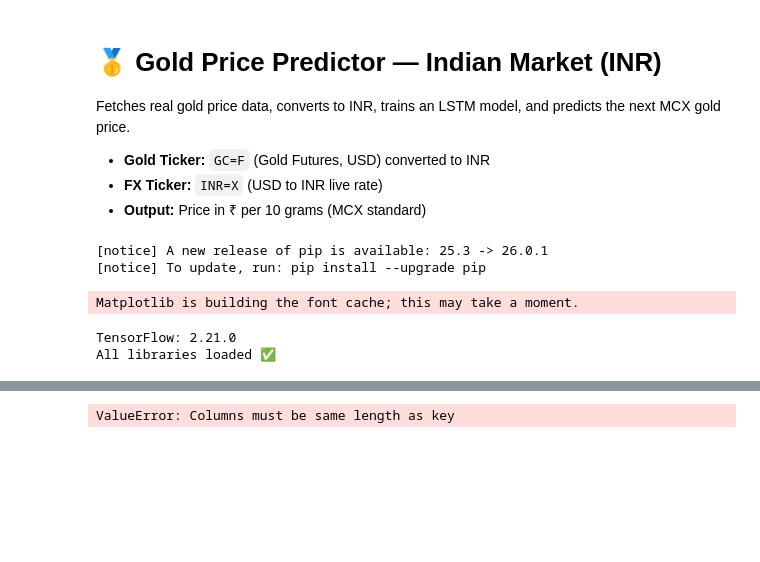
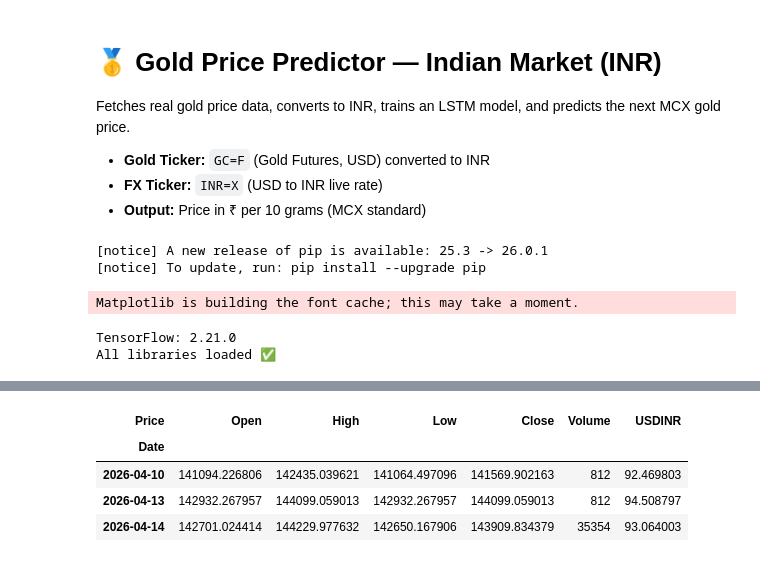
Before and after one commit to Asubtlecoderrr/Gold-stock-analysis, a Jupyter notebook: gold_price_predictor_india.ipynb, the cells around one changed output, grey strips where cells are left out. Cells and saved outputs as stored; diff of their text form; code cells hidden in the pictures; blank space fills up the shorter version.

```diff
--- a/gold_price_predictor_india.ipynb
+++ b/gold_price_predictor_india.ipynb
@@ -43,9 +43,16 @@ INTERVAL = '1d'
 
 # Gold Futures in USD (troy oz)
 gold_raw = yf.download('GC=F', period=PERIOD, interval=INTERVAL, progress=False)
-print(gold_raw.head(3))
 # USD to INR exchange rate
 fx_raw = yf.download('INR=X', period=PERIOD, interval=INTERVAL, progress=False)
+
+# ── FIX: Flatten MultiIndex columns (yfinance >= 0.2.18 returns MultiIndex) ──
+if isinstance(gold_raw.columns, pd.MultiIndex):
+    gold_raw.columns = gold_raw.columns.get_level_values(0)
+if isinstance(fx_raw.columns, pd.MultiIndex):
+    fx_raw.columns = fx_raw.columns.get_level_values(0)
+
+print(gold_raw.head(3))
 print(fx_raw.head(3))
 gold_raw.dropna(inplace=True)
 fx_raw.dropna(inplace=True)
@@ -61,16 +68,17 @@ print(f'FX data   : {len(fx_raw)} days')
 TROY_OZ_TO_GRAMS = 31.1035
 
 # Align on common dates
-fx_close = fx_raw[['Close']].rename(columns={'Close': 'USDINR'})
+fx_close   = fx_raw[['Close']].rename(columns={'Close': 'USDINR'})
 gold_close = gold_raw[['Open','High','Low','Close','Volume']]
 
 df = gold_close.join(fx_close, how='inner')
 df.dropna(inplace=True)
+
 # Convert all OHLC prices to ₹ per 10g
 for col in ['Open','High','Low','Close']:
     df[col] = (df[col] * df['USDINR'] / TROY_OZ_TO_GRAMS) * 10
 
-print(f'\nCombined dataset: {len(df)} days')
+print(f'Combined dataset: {len(df)} days')
 print(f'Latest gold price: ₹{df["Close"].iloc[-1]:,.0f} per 10g')
 df.tail(3)
 # %% [output]
@@ -91,4 +99,8 @@ FX data   : 1300 days
-ValueError: Columns must be same length as key
+| Price | Open | High | Low | Close | Volume | USDINR |
+| Date |  |  |  |  |  |  |
+| 2026-04-10 | 141094.226806 | 142435.039621 | 141064.497096 | 141569.902163 | 812 | 92.469803 |
+| 2026-04-13 | 142932.267957 | 144099.059013 | 142932.267957 | 144099.059013 | 812 | 94.508797 |
+| 2026-04-14 | 142701.024414 | 144229.977632 | 142650.167906 | 143909.834379 | 35354 | 93.064003 |
 # %%
 # ── 4. Feature Engineering ───────────────────────────────────────────────────
 # Moving Averages
```
Also changed, not shown: parts of 9 cells of this notebook, 3 other files.
